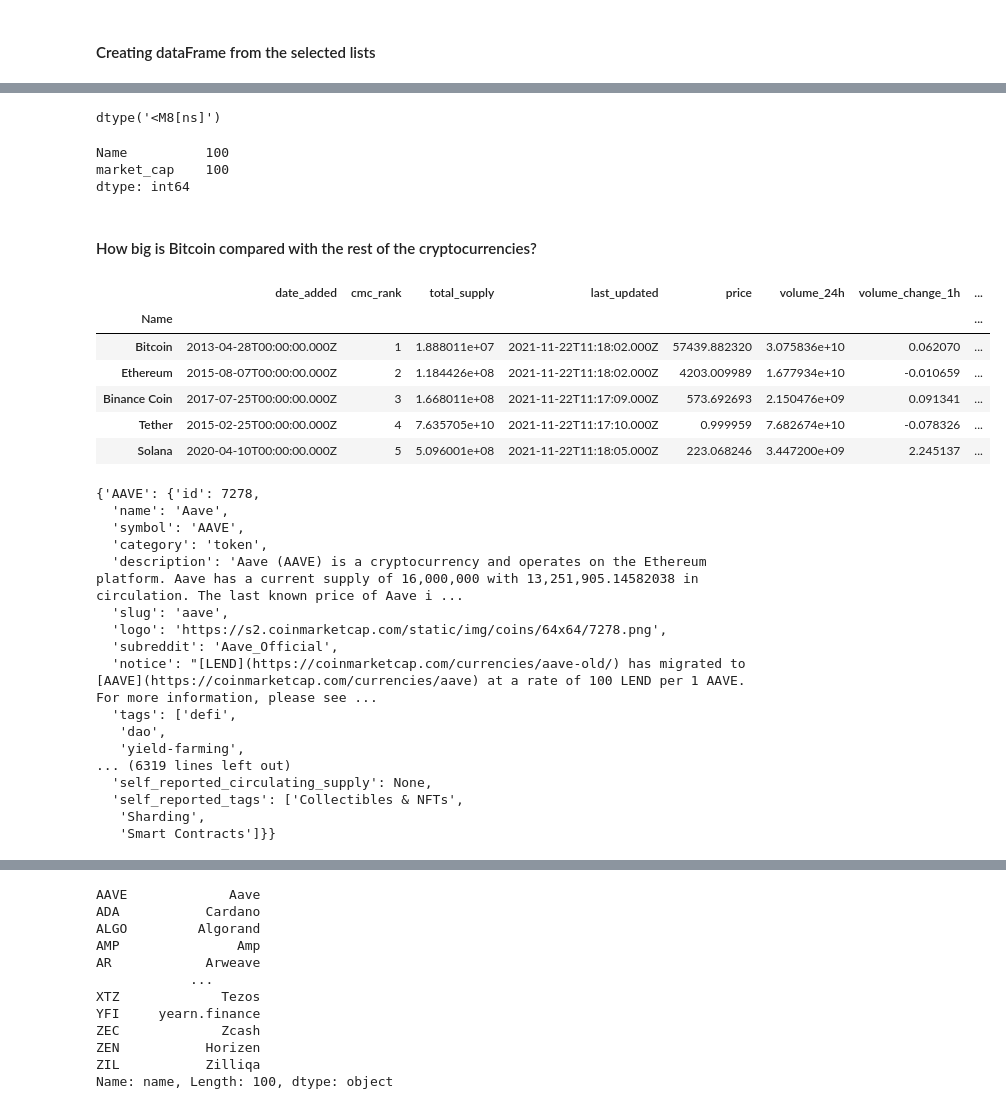
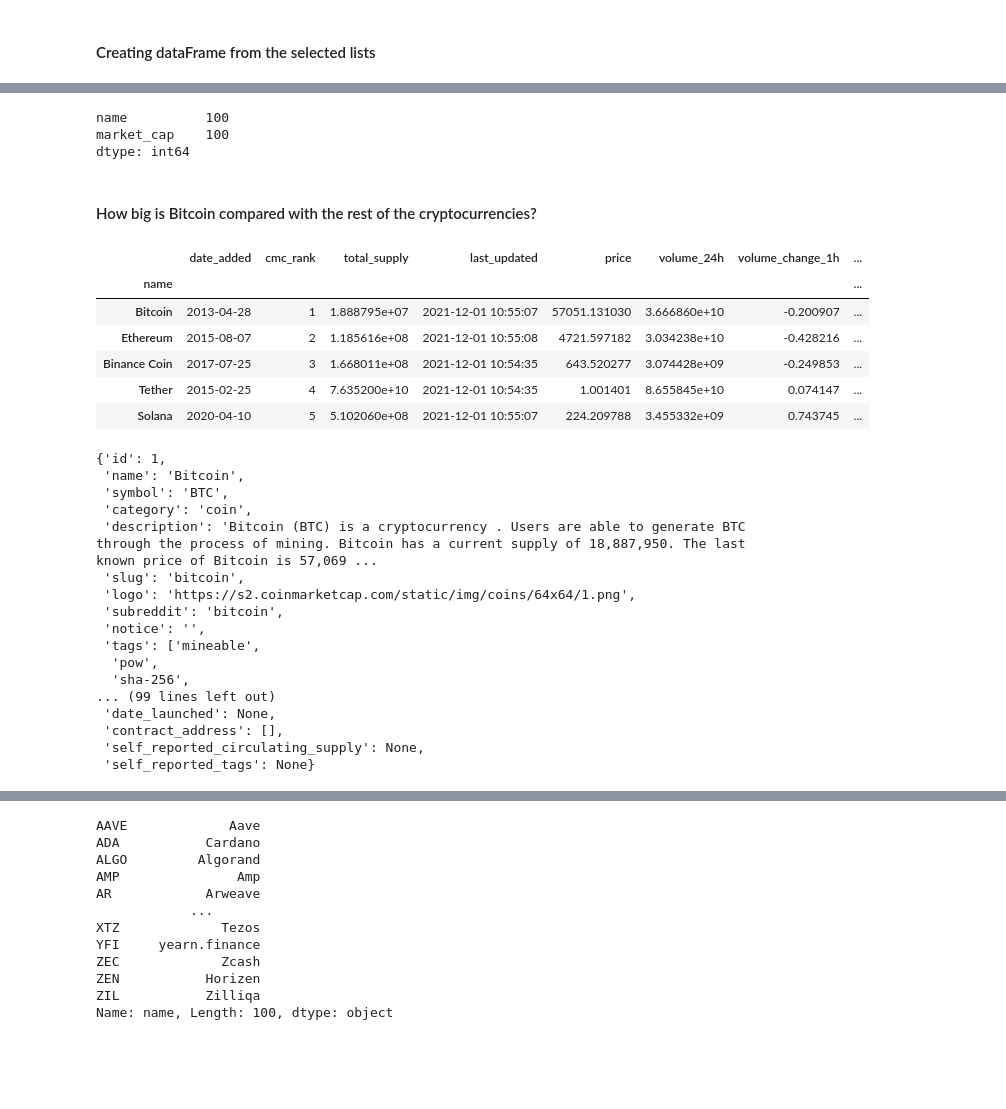
Before and after one commit to gyasi87/CoinMarketCapApi, a Jupyter notebook: CoinMarketCap_Api.ipynb, the cells around one changed output, grey strips where cells are left out. Drawn from its saved outputs; the diff is of its cells as text; code cells hidden in the pictures; blank space fills up the shorter version.

```diff
--- a/CoinMarketCap_Api.ipynb
+++ b/CoinMarketCap_Api.ipynb
@@ -257,15 +253,11 @@ df
 100 rows × 15 columns
-# %%
-df.index.dtype
-# %% [output]
-dtype('<M8[ns]')
 # %%
 # Selecting the 'id' and the 'market_cap' columns
-market_cap_raw = df.loc[:,["Name","market_cap"]]
+market_cap_raw = df[["name","market_cap"]]
 # Counting the number of values
 print(market_cap_raw.count())
 # %% [output]
-Name          100
+name          100
 market_cap    100
 dtype: int64
 # %% [markdown]
@@ -273,40 +265,40 @@ dtype: int64
 # %%
 # Selecting the first 10 rows and setting the index
 cap10 = df.head(10)
-cap10 = cap10.set_index("Name" )
+cap10 = cap10.set_index("name" )
 cap10.head(5)
 # %% [output]
 |  | date_added | cmc_rank | total_supply | last_updated | price | volume_24h | volume_change_1h | ... |
-| Name |  |  |  |  |  |  |  | ... |
-| Bitcoin | 2013-04-28T00:00:00.000Z | 1 | 1.888011e+07 | 2021-11-22T11:18:02.000Z | 57439.882320 | 3.075836e+10 | 0.062070 | ... |
-| Ethereum | 2015-08-07T00:00:00.000Z | 2 | 1.184426e+08 | 2021-11-22T11:18:02.000Z | 4203.009989 | 1.677934e+10 | -0.010659 | ... |
-| Binance Coin | 2017-07-25T00:00:00.000Z | 3 | 1.668011e+08 | 2021-11-22T11:17:09.000Z | 573.692693 | 2.150476e+09 | 0.091341 | ... |
-| Tether | 2015-02-25T00:00:00.000Z | 4 | 7.635705e+10 | 2021-11-22T11:17:10.000Z | 0.999959 | 7.682674e+10 | -0.078326 | ... |
-| Solana | 2020-04-10T00:00:00.000Z | 5 | 5.096001e+08 | 2021-11-22T11:18:05.000Z | 223.068246 | 3.447200e+09 | 2.245137 | ... |
+| name |  |  |  |  |  |  |  | ... |
+| Bitcoin | 2013-04-28 | 1 | 1.888795e+07 | 2021-12-01 10:55:07 | 57051.131030 | 3.666860e+10 | -0.200907 | ... |
+| Ethereum | 2015-08-07 | 2 | 1.185616e+08 | 2021-12-01 10:55:08 | 4721.597182 | 3.034238e+10 | -0.428216 | ... |
+| Binance Coin | 2017-07-25 | 3 | 1.668011e+08 | 2021-12-01 10:54:35 | 643.520277 | 3.074428e+09 | -0.249853 | ... |
+| Tether | 2015-02-25 | 4 | 7.635200e+10 | 2021-12-01 10:54:35 | 1.001401 | 8.655845e+10 | 0.074147 | ... |
+| Solana | 2020-04-10 | 5 | 5.102060e+08 | 2021-12-01 10:55:07 | 224.209788 | 3.455332e+09 | 0.743745 | ... |
 # %%
 sym_list1 = ','.join(symbols)
 # %%
 data1 = cmc.cryptocurrency_info(symbol=sym_list1)
 # %%
-data1.data
+data1.data['BTC']
 # %% [output]
-{'AAVE': {'id': 7278,
-  'name': 'Aave',
-  'symbol': 'AAVE',
-  'category': 'token',
-  'description': 'Aave (AAVE) is a cryptocurrency and operates on the Ethereum platform. Aave has a current supply of 16,000,000 with 13,251,905.14582038 in circulation. The last known price of Aave i ...
-  'slug': 'aave',
-  'logo': 'https://s2.coinmarketcap.com/static/img/coins/64x64/7278.png',
-  'subreddit': 'Aave_Official',
-  'notice': "[LEND](https://coinmarketcap.com/currencies/aave-old/) has migrated to [AAVE](https://coinmarketcap.com/currencies/aave) at a rate of 100 LEND per 1 AAVE. For more information, please see ...
-  'tags': ['defi',
-   'dao',
-   'yield-farming',
-... (6319 lines left out)
-  'self_reported_circulating_supply': None,
-  'self_reported_tags': ['Collectibles & NFTs',
-   'Sharding',
-   'Smart Contracts']}}
+{'id': 1,
+ 'name': 'Bitcoin',
+ 'symbol': 'BTC',
+ 'category': 'coin',
+ 'description': 'Bitcoin (BTC) is a cryptocurrency . Users are able to generate BTC through the process of mining. Bitcoin has a current supply of 18,887,950. The last known price of Bitcoin is 57,069 ...
+ 'slug': 'bitcoin',
+ 'logo': 'https://s2.coinmarketcap.com/static/img/coins/64x64/1.png',
+ 'subreddit': 'bitcoin',
+ 'notice': '',
+ 'tags': ['mineable',
+  'pow',
+  'sha-256',
+... (99 lines left out)
+ 'date_launched': None,
+ 'contract_address': [],
+ 'self_reported_circulating_supply': None,
+ 'self_reported_tags': None}
 # %%
 df2 = pd.DataFrame(data1.data).T
 df2
```
Also changed, not shown: parts of 7 cells of this notebook.
